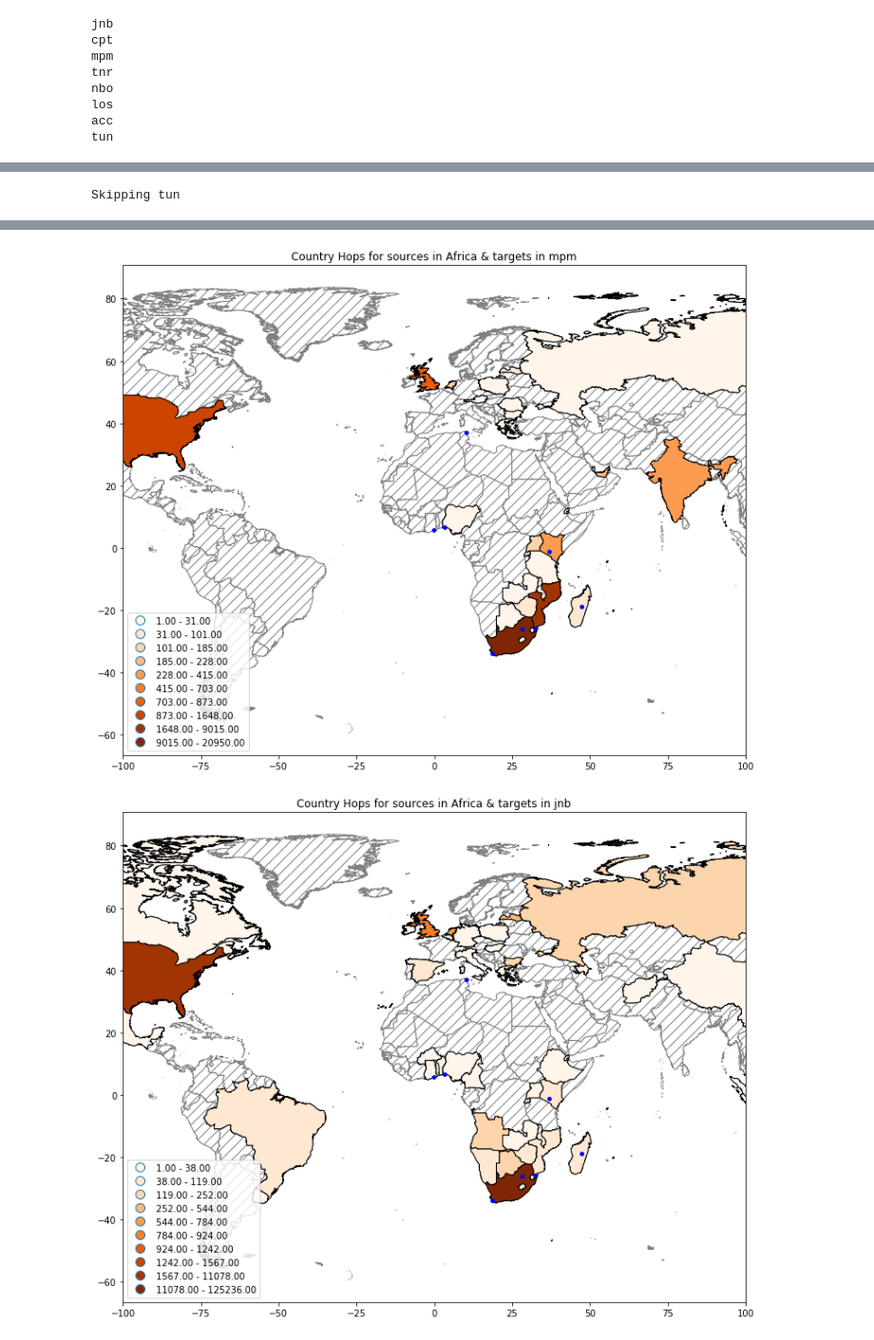
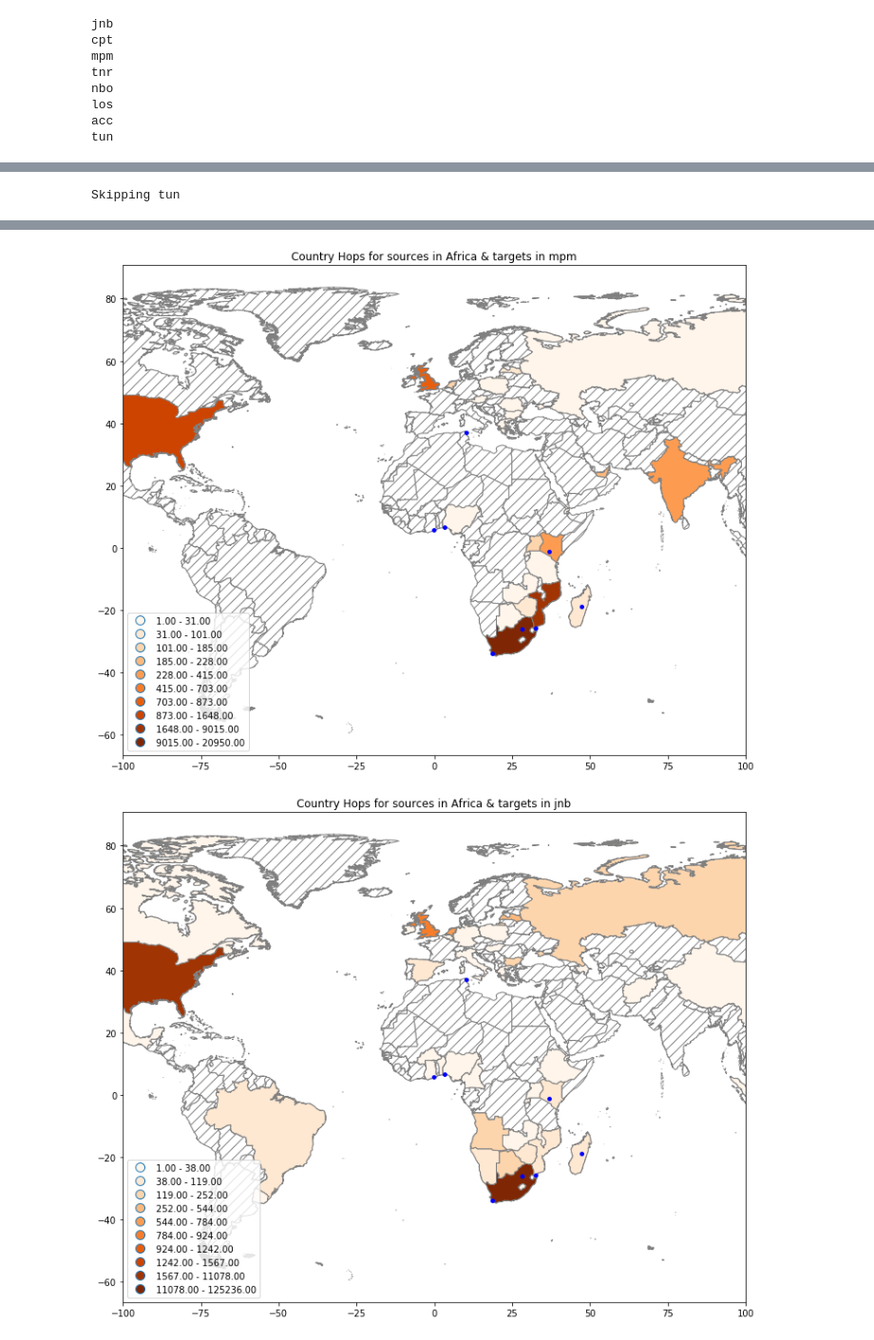
Before and after one commit to stephen-soltesz/ipython-testing, a Jupyter notebook: geomaps-example.ipynb, the cells around one changed output, grey strips where cells are left out. Shown at 95% size. Drawn from its saved outputs; the diff is of its cells as text; code cells hidden in the pictures.

```diff
--- a/geomaps-example.ipynb
+++ b/geomaps-example.ipynb
@@ -42,23 +86,26 @@ figsize = (16, 10)
 from google.cloud import bigquery
 
 def run_query(query, project='measurement-lab'):
-    #print query
     client = bigquery.Client(project=project)
     job = client.query(query)
 
     results = collections.defaultdict(list)
-    for row in job.result(timeout=300):
+    for row in job.result(timeout=600):
         for key in row.keys():
             results[key].append(row.get(key))
 
     return pd.DataFrame(results)
 # %%
+# Load shape data.
 globe_raw = gpd.read_file(shapefile)
 
-globe = globe[['ISO_A2', 'CONTINENT', 'geometry']].to_crs('+proj=longlat')
+# Select the global information (except Antarctica).
+globe = globe_raw[['ISO_A2', 'CONTINENT', 'geometry']].to_crs('+proj=longlat')
 globe = globe[globe.CONTINENT != 'Antarctica']
+# Add a new column with a default value of zero to plot empty country maps.
 globe['default'] = 0
 
+# Select only Africa.
 africa = globe[globe.CONTINENT == 'Africa'].copy()
 africa['default'] = 0
 africa.sample(5)
@@ -99,4 +165,4 @@ count_df.sample(5)
 # %%
-count_merged = africa.merge(count_df, left_on='ISO_A2', right_on='country_code')
+count_merged = africa.merge(rates_df, left_on='ISO_A2', right_on='country_code')
 count_merged.sample(5)
 # %% [output]
@@ -200,7 +228,6 @@ from
 
 where
       TIMESTAMP_TRUNC(log_time, DAY) = TIMESTAMP("2018-11-01")
-  -- AND REGEXP_CONTAINS(test_id, r"mlab[1-4].(jnb|cpt|mpm|tnr|nbo|los|acc|tun)\d\d")
   AND REGEXP_CONTAINS(test_id, r"mlab[1-4].%s\d\d")
   AND connection_spec.client_geolocation.continent_code = "AF"
 
@@ -234,7 +258,7 @@ for site in df_hops:
     #ax = globe.plot(column='default', color='white', figsize=(16, 16), legend=True, legend_kwds={"loc": 3}, edgecolor='black')
     hops_merged = eu_af.merge(df_hops[site], left_on='ISO_A2', right_on='dest_country_code')
     #ax1 = hops_merged.dropna().plot(column='hops', cmap='Oranges', figsize=(16,16), scheme='Fisher_Jenks', k=10, legend=True, legend_kwds={"loc": 3}, edgecolor='black')
-    ax1 = hops_merged.dropna().plot(ax=ax, column='hops', cmap='Oranges', scheme='Fisher_Jenks', k=10, legend=True, legend_kwds={"loc": 3}, edgecolor='black')
+    ax1 = hops_merged.dropna().plot(ax=ax, column='hops', cmap='Oranges', scheme='Fisher_Jenks', k=10, legend=True, legend_kwds={"loc": 3}, edgecolor='grey')
     ax1.set_title('Country Hops for sources in Africa & targets in %s' % site)
     africa_locations.plot(ax=ax1, color='blue', markersize=15)
     ax1.set_xbound(-100, 100)
@@ -246,2 +270,2 @@ Skipping tun
-[figure, old version]
+[figure, new version]
-[figure, old version]
+[figure, new version]
```
Also changed, not shown: parts of 14 cells of this notebook.
